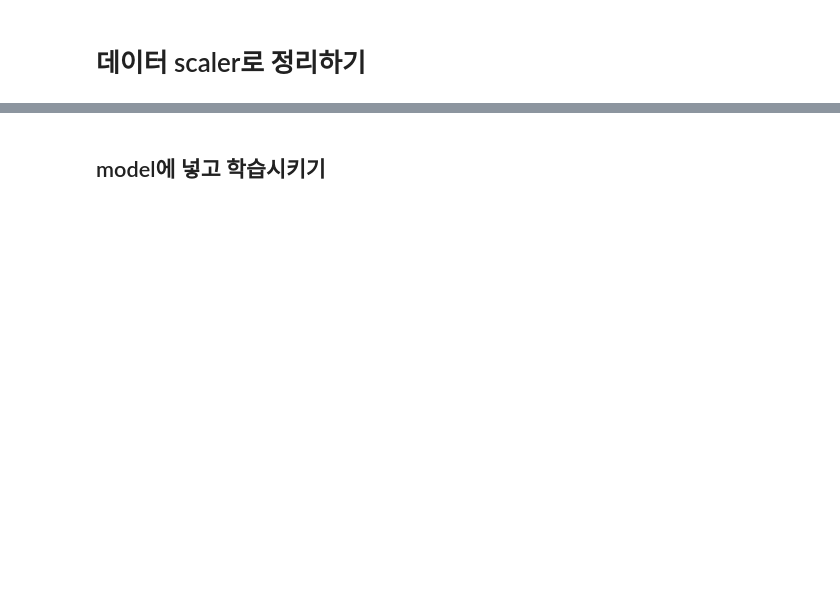
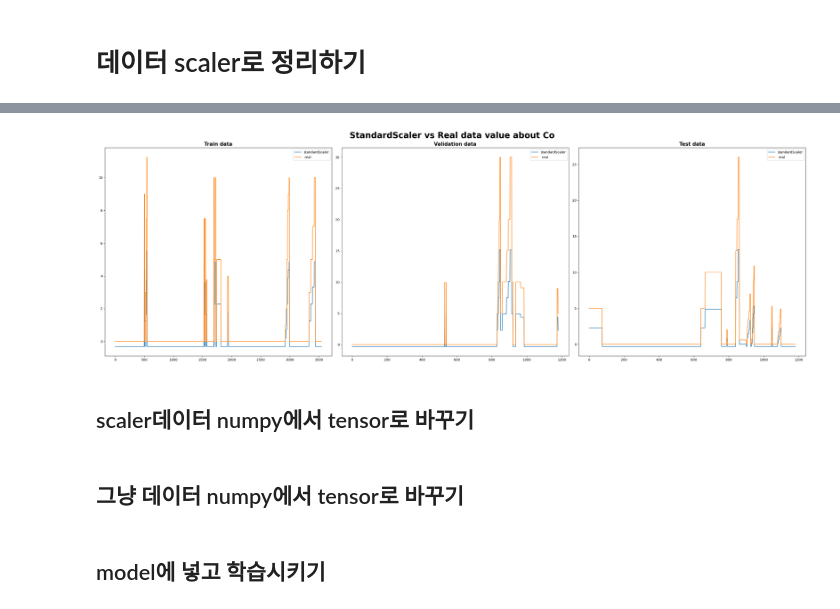
Before and after one commit to MINGYU-1/intern_practicing, a Jupyter notebook: earlystopping_optim.ipynb, the cells around one changed output, grey strips where cells are left out. Drawn from its saved outputs; the diff is of its cells as text; code cells hidden in the pictures; blank space fills up the shorter version.

```diff
--- a/earlystopping_optim.ipynb
+++ b/earlystopping_optim.ipynb
@@ -38 +41,20 @@ c_test = scaler_c.transform(c_test)
+# %%
+fig, axes = plt.subplots(1,3,figsize=(30,10))
+x_datas = [x_train_s,x_val_s,x_test_s]
+real_x_datas = [x_train,x_val,x_test]
+names = ['Train', 'Validation', 'Test']
+axes.flatten()
+for i,x in enumerate(x_datas):
+    ax = axes[i]
+    ax.plot(x[:,1],label = 'standardScaler')
+    ax.plot(real_x_datas[i][:,1],label =' real')
+    ax.legend()
+    ax.set_title(f'{names[i]} data',fontsize = 15,fontweight = 'bold')
+plt.suptitle('StandardScaler vs Real data value about Co',fontsize = 25, fontweight = 'bold')
+plt.tight_layout()
+plt.show()
+# %% [output]
+[figure, added]
+# %% [markdown]
+## scaler데이터 numpy에서 tensor로 바꾸기
 # %%
@@ -45,0 +68,2 @@ c_test  = torch.tensor(c_test,  dtype=torch.float32)
+# %% [markdown]
+## 그냥 데이터 numpy에서 tensor로 바꾸기
```
Also changed, not shown: parts of 26 cells of this notebook.
